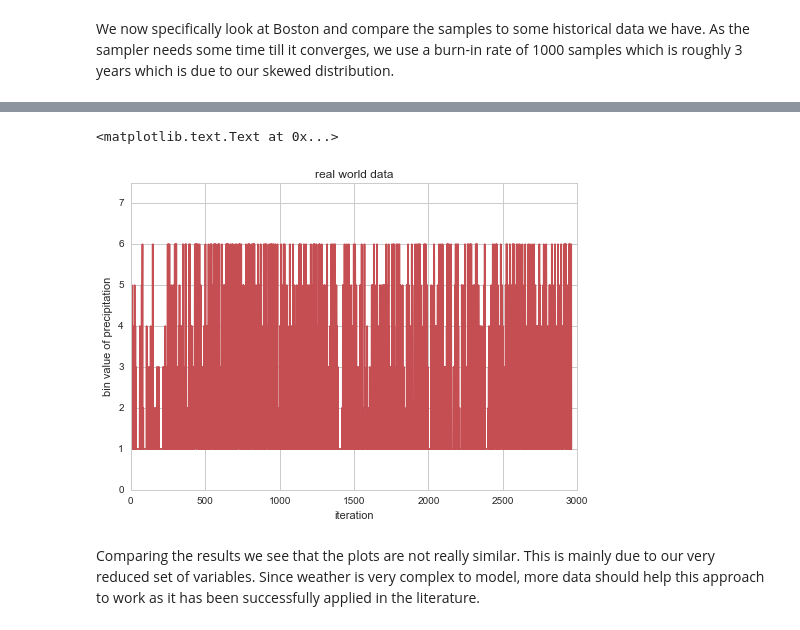
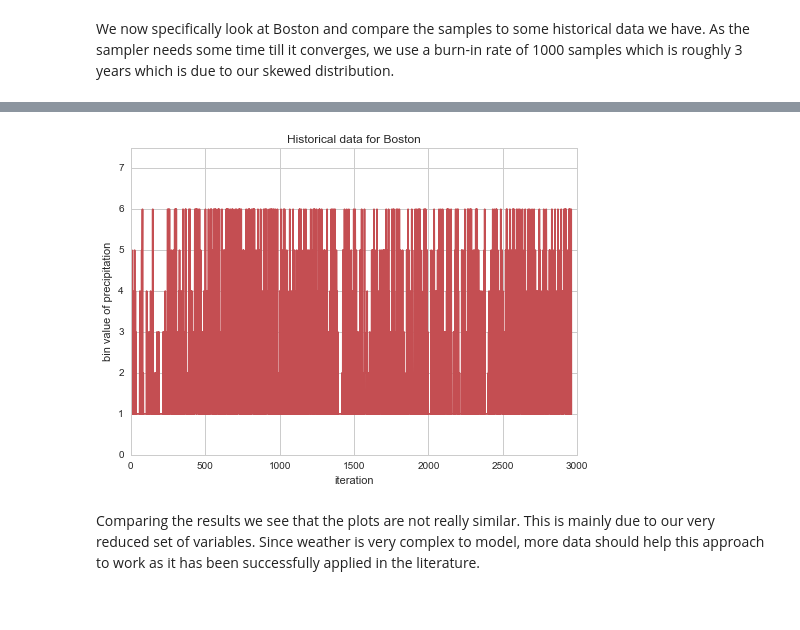
Before and after one commit to therealchuckliu/MCWeather, a Jupyter notebook: 02_Bayesian_Networks.ipynb, the cells around one changed output, grey strips where cells are left out. Cells and saved outputs as stored; diff of their text form; code cells hidden in the pictures.

```diff
--- a/02_Bayesian_Networks.ipynb
+++ b/02_Bayesian_Networks.ipynb
@@ -654,12 +654,12 @@ plt.title('Gibbs sampling for Boston on quantized precipitation')
 # %%
 plt.plot(rain_discrete[code][:-tr_bos.shape[0]], color=sns.color_palette()[2])
 plt.ylim(0, 7.5)
 plt.xlabel('iteration')
 plt.ylabel('bin value of precipitation')
-plt.title('real world data')
+plt.title('Historical data for Boston')
+plt.savefig('images/boshist.png', dpi=120)
 # %% [output]
-<matplotlib.text.Text at 0x...>
-[figure, old version]
+[figure, new version]
 # %% [markdown]
 Comparing the results we see that the plots are not really similar. This is mainly due to our very reduced set of variables. Since weather is very complex to model, more data should help this approach to work as it has been successfully applied in the literature.
 # %% [markdown]
```
Also changed, not shown: parts of 2 cells of this notebook, 7 other files.
